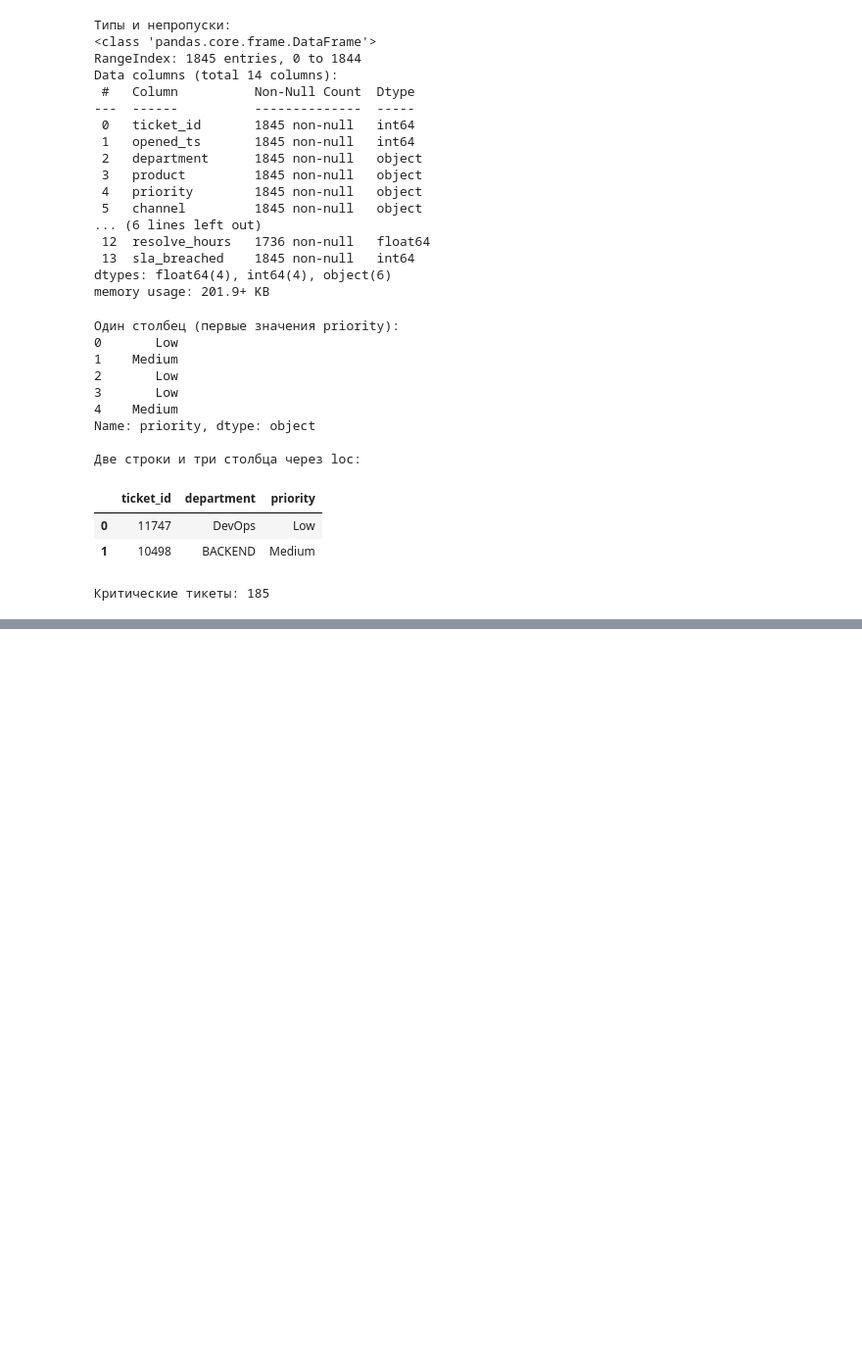
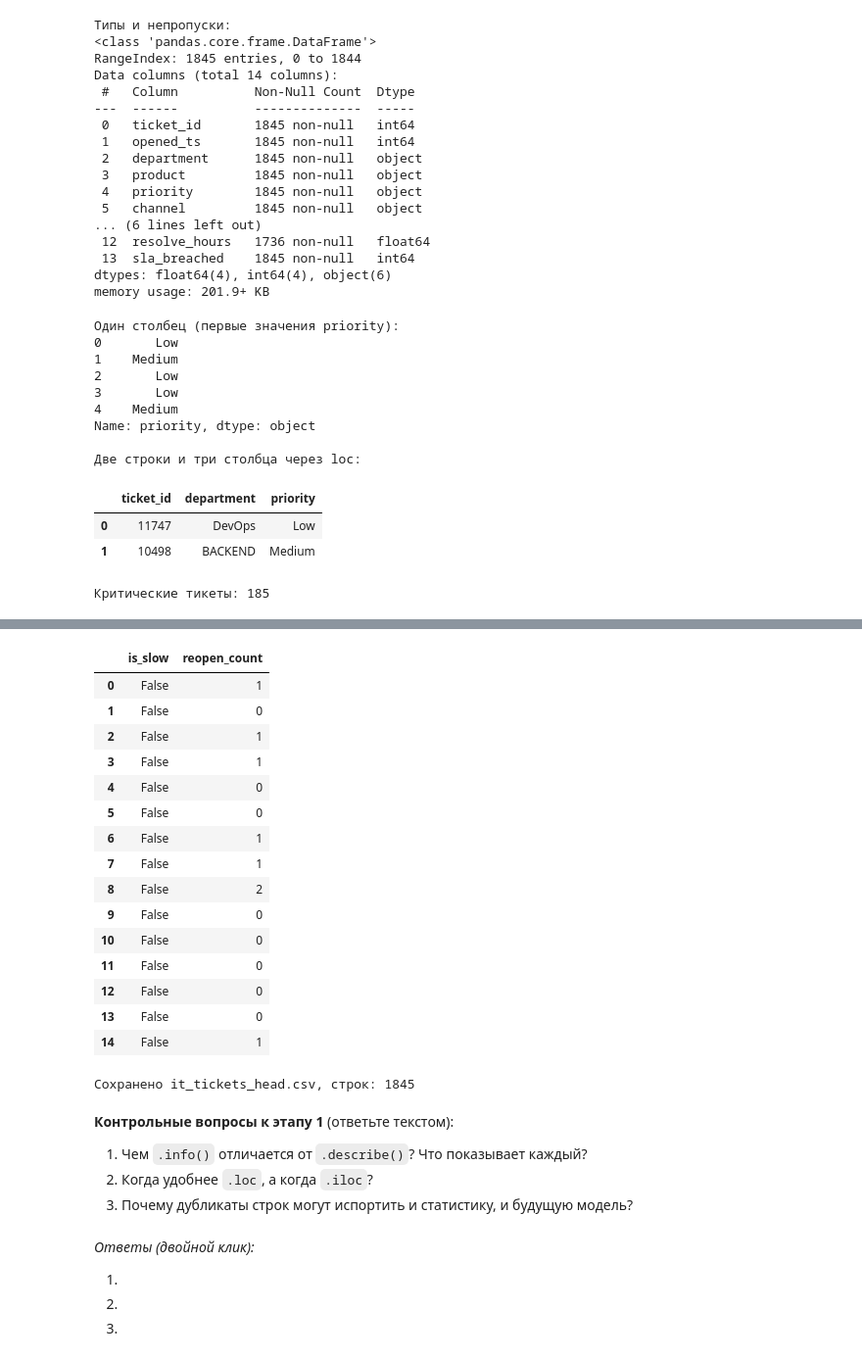
Before and after one commit to AstronomekDomansky/-.-1, a Jupyter notebook: СииБД1.ipynb, the cells around one changed output, grey strips where cells are left out. Shown at 98% size. Cells and saved outputs as stored; diff of their text form; code cells hidden in the pictures; blank space fills up the shorter version.

```diff
--- a/СииБД1.ipynb
+++ b/СииБД1.ipynb
@@ -184,0 +217,46 @@ Name: priority, dtype: object
+# %%
+# 4. Столбец is_slow и переименование n_reopens → reopen_count
+df_raw["is_slow"] = (df_raw["resolve_hours"] > 24).astype(bool)
+df_raw[["is_slow", "resolve_hours"]].head(15)
+
+df_raw.rename(columns={"n_reopens" : "reopen_count"}, inplace=True)
+df_raw[["is_slow", "reopen_count"]].head(15)
+# %% [output]
+|  | is_slow | reopen_count |
+| 0 | False | 1 |
+| 1 | False | 0 |
+| 2 | False | 1 |
+| 3 | False | 1 |
+| 4 | False | 0 |
+| 5 | False | 0 |
+| 6 | False | 1 |
+| 7 | False | 1 |
+| 8 | False | 2 |
+| 9 | False | 0 |
+| 10 | False | 0 |
+| 11 | False | 0 |
+| 12 | False | 0 |
+| 13 | False | 0 |
+| 14 | False | 1 |
+# %%
+# 5. Сохранение it_tickets_head.csv
+df_raw.to_csv("iit_tickets_head.csv", index=False)
+print("Сохранено it_tickets_head.csv, строк:", len(df_raw))
+
+# КОНЕЦ ВАШЕГО КОДА
+# %% [output]
+Сохранено it_tickets_head.csv, строк: 1845
+# %% [markdown]
+**Контрольные вопросы к этапу 1** (ответьте текстом):
+
+1. Чем `.info()` отличается от `.describe()`? Что показывает каждый?
+2. Когда удобнее `.loc`, а когда `.iloc`?
+3. Почему дубликаты строк могут испортить и статистику, и будущую модель?
+# %% [markdown]
+*Ответы (двойной клик):*
+
+1.
+
+2.
+
+3.
```
Also changed, not shown: parts of 3 cells of this notebook.
